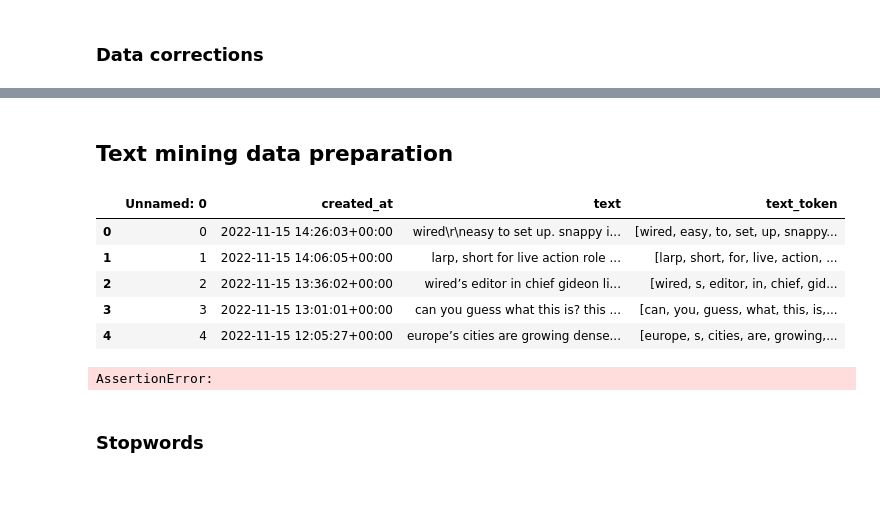
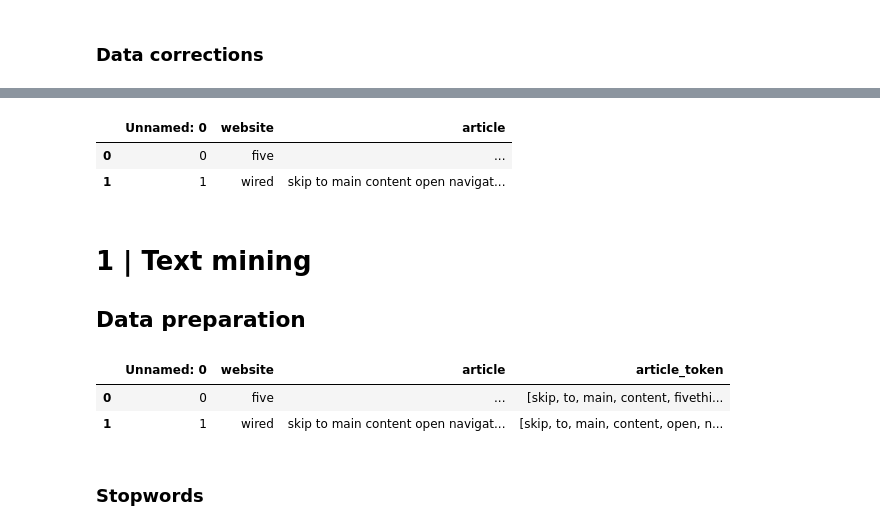
Before and after one commit to Philipp-Bauer/homework-1, a Jupyter notebook: notebooks/03-textmining-wired.ipynb, the cells around one changed output, grey strips where cells are left out. Drawn from its saved outputs; the diff is of its cells as text; code cells hidden in the pictures; blank space fills up the shorter version.

```diff
--- a/notebooks/03-textmining-wired.ipynb
+++ b/notebooks/03-textmining-wired.ipynb
@@ -38,2 +24,5 @@ df_wired.head(3)
+# %%
+# import articles and save as data frame
+df = pd.read_csv("../data/raw/webscraping.csv", sep="|")
 # %% [markdown]
 ### Data corrections
@@ -64,31 +29,25 @@ memory usage: 2.5+ KB
+# %%
+df['article'] = df['article'].astype(str).str.lower()
+# %%
+df
+# %% [output]
+|  | Unnamed: 0 | website | article |
+| 0 | 0 | five | ... |
+| 1 | 1 | wired | skip to main content open navigat... |
 # %% [markdown]
-## Text mining data preparation
+# 1 | Text mining
+## Data preparation
 # %%
 from nltk.tokenize import RegexpTokenizer
 # %%
 regexp = RegexpTokenizer('\w+')
-df_wired['text_token']=df_wired['text'].apply(regexp.tokenize)
+df['article_token']=df['article'].apply(regexp.tokenize)
 # %%
-df_wired.head()
+df.head()
 # %% [output]
-|  | Unnamed: 0 | created_at | text | text_token |
-| 0 | 0 | 2022-11-15 14:26:03+00:00 | wired\r\neasy to set up. snappy i... | [wired, easy, to, set, up, snappy... |
-| 1 | 1 | 2022-11-15 14:06:05+00:00 | larp, short for live action role ... | [larp, short, for, live, action, ... |
-| 2 | 2 | 2022-11-15 13:36:02+00:00 | wired’s editor in chief gideon li... | [wired, s, editor, in, chief, gid... |
-| 3 | 3 | 2022-11-15 13:01:01+00:00 | can you guess what this is? this ... | [can, you, guess, what, this, is,... |
-| 4 | 4 | 2022-11-15 12:05:27+00:00 | europe’s cities are growing dense... | [europe, s, cities, are, growing,... |
+|  | Unnamed: 0 | website | article | article_token |
+| 0 | 0 | five | ... | [skip, to, main, content, fivethi... |
+| 1 | 1 | wired | skip to main content open navigat... | [skip, to, main, content, open, n... |
-# %%
-# Check your code
-assert df_wired.iloc[0, 2] == ['politics',
- 'podcast',
- 'why',
- 'democrats',
- 'beat',
- 'historical',
- 'trends',
- 'in']
-# %% [output]
-AssertionError:
 # %% [markdown]
 ### Stopwords
 # %%
```
Also changed, not shown: parts of 46 cells of this notebook, 4 other files.
